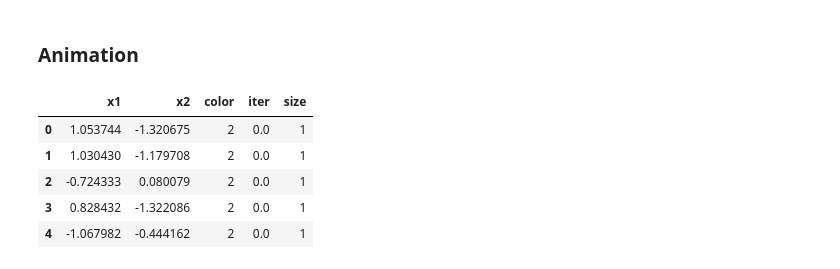
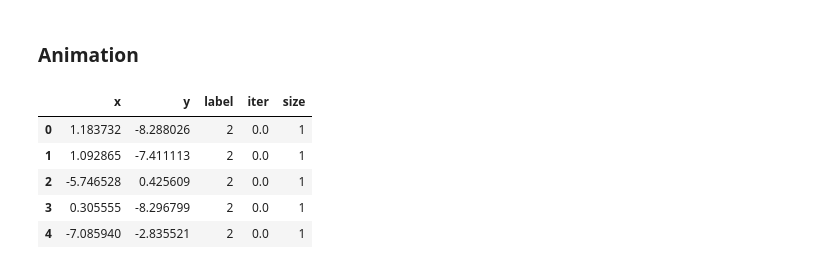
Before and after one commit to dmtryzarubin/ML, a Jupyter notebook: notebooks/kMeans.ipynb, the cells around one changed output. Saved outputs shown, nothing was run; the diff lists cells and outputs as text; code cells hidden in the pictures.

```diff
--- a/notebooks/kMeans.ipynb
+++ b/notebooks/kMeans.ipynb
@@ -33,0 +36,6 @@ fig.show()
+# %%
+X_np, y = make_blobs(N_SAMPLES, cluster_std=STD, random_state=STATE, centers=N_CLUST)
+X = torch.from_numpy(X_np)
+data = pd.DataFrame(X_np, columns=["x", "y"])
+data["label"] = y.astype("str")
+data.head()
@@ -79,67 +106,64 @@ import pandas as pd
 import numpy as np
 
 from ml.cluster.functional import (
-    recalculate_centroids,
     find_closest_centroid,
     _k_means,
     init_centroids,
     plus_plus_init_centroids,
 )
+
 # init_fn = plus_plus_init_centroids
 init_fn = init_centroids
-max_iter = 20
+max_iter = 10
 # %%
 all_centroids = [init_fn(X, N_CLUST, torch.manual_seed(STATE))]
 iters = [torch.zeros(all_centroids[-1].shape[0], 1)]
-df = pd.DataFrame(X.numpy(), columns=["x1", "x2"])
 dists = eucledian_dist(X, all_centroids[-1])
 labels = find_closest_centroid(dists)
-df["color"] = labels.numpy().astype(str)
 dfs = []
 
-for i in range(max_iter-1):
-    cur_df = df.copy()
+for i in range(max_iter - 1):
+    cur_df = data.copy()
     cur_df["iter"] = float(i)
     cur_df["size"] = 1
-    cur_df["color"] = labels.numpy().astype(str)
+    cur_df["label"] = labels.numpy().astype(str)
     dfs.append(cur_df)
     all_centroids.append(_k_means(X, all_centroids[-1]))
     iters.append(iters[-1] + 1)
     dists = eucledian_dist(X, all_centroids[-1])
     labels = find_closest_centroid(dists)
 
-cur_df = df.copy()
+cur_df = data.copy()
 dists = eucledian_dist(X, all_centroids[-1])
 labels = find_closest_centroid(dists)
-cur_df = df.copy()
-cur_df["iter"] = float(i+1)
+cur_df = data.copy()
+cur_df["iter"] = float(i + 1)
 cur_df["size"] = 1
-cur_df["color"] = labels.numpy().astype(str)
+cur_df["label"] = labels.numpy().astype(str)
 dfs.append(cur_df)
 dfs = pd.concat(dfs)
 
 
 iters = torch.stack(iters)
 all_centroids = torch.stack(all_centroids)
-data = torch.dstack([all_centroids, iters])
+centers = torch.dstack([all_centroids, iters])
 
 
-
-data = data.view(max_iter * all_centroids.shape[1], 3).numpy()
-data = pd.DataFrame(data, columns=["x1", "x2", "iter"])
-data['size'] = 14
-data['color'] = list(range(0, N_CLUST)) * max_iter
-data['color'] = data['color'].astype(str)
+centers = centers.view(max_iter * all_centroids.shape[1], 3).numpy()
+centers = pd.DataFrame(centers, columns=["x", "y", "iter"])
+centers["size"] = 5
+centers["label"] = list(range(0, N_CLUST)) * max_iter
+centers["label"] = centers["label"].astype(str)
 
 
-dfs = pd.concat([dfs, data])
-colormap = {k: PALETTE[int(k)] for k in dfs.color}
+dfs = pd.concat([dfs, centers])
+colormap = {k: PALETTE[int(k)] for k in dfs["label"]}
 dfs.head()
 # %% [output]
-|  | x1 | x2 | color | iter | size |
-| 0 | 1.053744 | -1.320675 | 2 | 0.0 | 1 |
-| 1 | 1.030430 | -1.179708 | 2 | 0.0 | 1 |
-| 2 | -0.724333 | 0.080079 | 2 | 0.0 | 1 |
-| 3 | 0.828432 | -1.322086 | 2 | 0.0 | 1 |
-| 4 | -1.067982 | -0.444162 | 2 | 0.0 | 1 |
+|  | x | y | label | iter | size |
+| 0 | 1.183732 | -8.288026 | 2 | 0.0 | 1 |
+| 1 | 1.092865 | -7.411113 | 2 | 0.0 | 1 |
+| 2 | -5.746528 | 0.425609 | 2 | 0.0 | 1 |
+| 3 | 0.305555 | -8.296799 | 2 | 0.0 | 1 |
+| 4 | -7.085940 | -2.835521 | 2 | 0.0 | 1 |
 # %%
```
Also changed, not shown: parts of 9 cells of this notebook.
